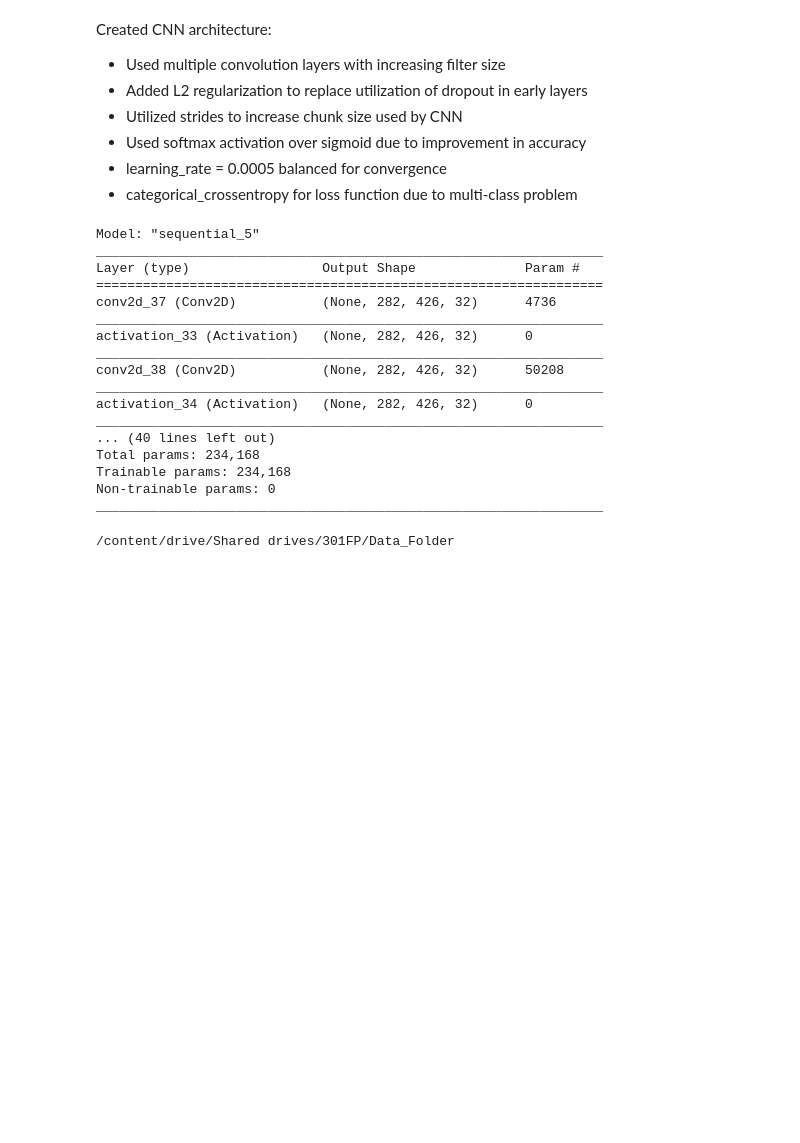
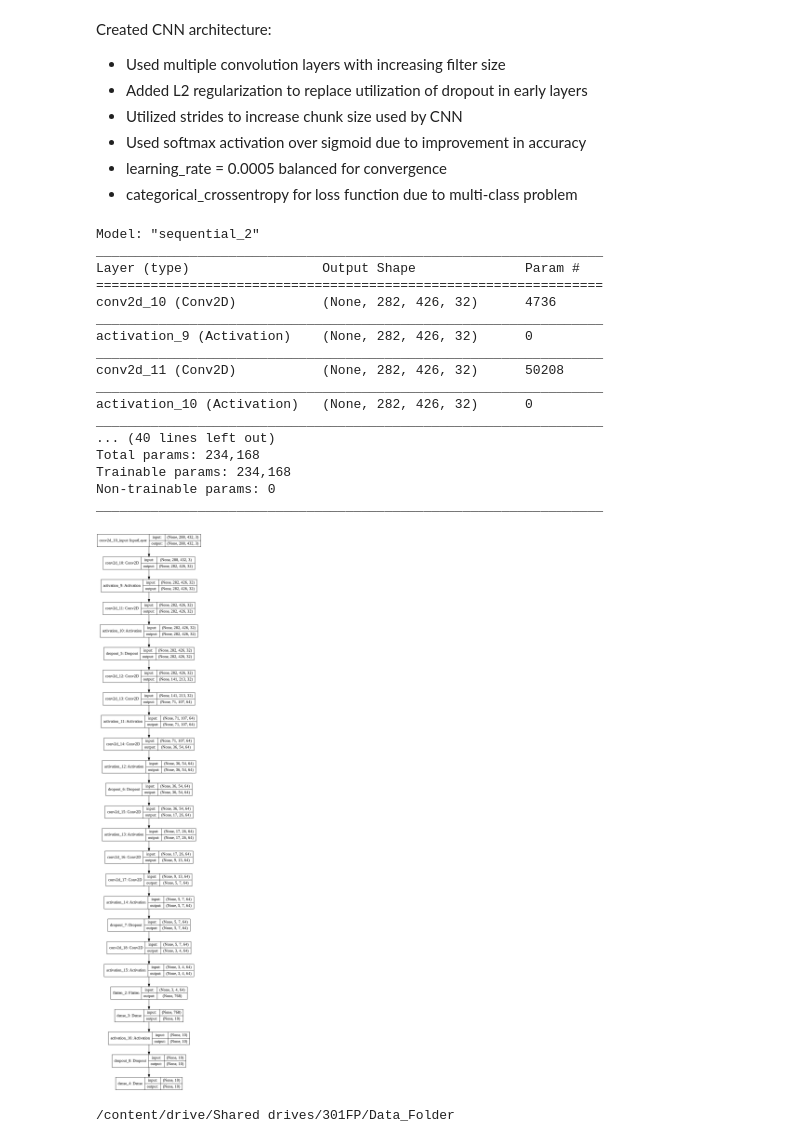
Before and after one commit to apham727/aflac, a Jupyter notebook: models/CNN/Melspec_Classification_Final.ipynb, the cells around one changed output. Drawn from its saved outputs; the diff is of its cells as text; code cells hidden in the pictures; blank space fills up the shorter version.

Commit message:
Add files via upload
Modified labels on CNN architecture

```diff
--- a/models/CNN/Melspec_Classification_Final.ipynb
+++ b/models/CNN/Melspec_Classification_Final.ipynb
@@ -46,12 +46,15 @@ Created CNN architecture:
 - categorical_crossentropy for loss function due to multi-class problem
 # %%
 from keras.layers import Dense, Activation, Flatten, Dropout, BatchNormalization
+from keras.utils.vis_utils import plot_model
 from keras.models import Sequential, Model
 from keras.layers import Conv2D, MaxPooling2D
 from keras import regularizers, optimizers
 from keras.regularizers import l2
 import pandas as pd
 import numpy as np
+
+## Previous architecture used
 
 # model = Sequential()
 # model.add(Conv2D(32, (7, 7), padding='valid', input_shape=(288,432,3)))
@@ -69,7 +72,7 @@ import numpy as np
 # model.add(MaxPooling2D(pool_size=(2, 2)))
 # model.add(Dropout(0.5))
 
-# model.add(Conv2D(128, (3, 3), padding='same'))
+# model.add(Conv2D(128, (3, 3), padding='same'), kernel_regularizer=l2(0.0005))
 # model.add(Activation('relu'))
 # model.add(Conv2D(128, (3, 3)))
 # model.add(Activation('relu'))
@@ -79,7 +82,7 @@ import numpy as np
 # model.add(Flatten())
 # model.add(Dense(512))
 # model.add(Activation('relu'))
-# model.add(Dropout(0.5))
+## model.add(Dropout(0.5))
 
 # model.add(Dense(10, activation='softmax'))
 # model.compile(optimizers.rmsprop(lr=0.0005, decay=1e-6),loss="categorical_crossentropy",metrics=["categorical_accuracy"])
@@ -115,38 +118,40 @@ model.add(Conv2D(64, (3, 3), strides=(2, 2), padding='same'))
 model.add(Activation('relu'))
 model.add(Dropout(0.35))
 model.add(Conv2D(64, (3, 3),strides=(2, 2), padding='same'))
 model.add(Activation('relu'))
 # model.add(MaxPooling2D(pool_size=(2, 2)))
 # model.add(Dropout(0.4))
 
 model.add(Flatten())
 model.add(Dense(10))
 model.add(Activation('relu'))
 model.add(Dropout(0.35))
 
 model.add(Dense(10, activation='softmax'))
 
 model.compile(optimizers.rmsprop(lr=0.0005, decay=1e-6),loss="categorical_crossentropy",metrics=["accuracy"])
 # optimizers.rmsprop(lr=0.0005, decay=1e-6) )optimizers.Adam(lr=0.00075, beta_1=0.9, beta_2=0.999, amsgrad=False)
 model.summary()
+plot_model(model, to_file='/content/drive/Shared drives/301FP/Data_Folder/model_plot.png', show_shapes=True, show_layer_names=True)
 # %% [output]
-Model: "sequential_5"
+Model: "sequential_2"
 _________________________________________________________________
 Layer (type)                 Output Shape              Param #
 =================================================================
-conv2d_37 (Conv2D)           (None, 282, 426, 32)      4736
+conv2d_10 (Conv2D)           (None, 282, 426, 32)      4736
 _________________________________________________________________
-activation_33 (Activation)   (None, 282, 426, 32)      0
+activation_9 (Activation)    (None, 282, 426, 32)      0
 _________________________________________________________________
-conv2d_38 (Conv2D)           (None, 282, 426, 32)      50208
+conv2d_11 (Conv2D)           (None, 282, 426, 32)      50208
 _________________________________________________________________
-activation_34 (Activation)   (None, 282, 426, 32)      0
+activation_10 (Activation)   (None, 282, 426, 32)      0
 _________________________________________________________________
 ... (40 lines left out)
 Total params: 234,168
 Trainable params: 234,168
 Non-trainable params: 0
 _________________________________________________________________
+[figure, added]
 # %%
 from keras_preprocessing.image import ImageDataGenerator
 # quick function to change ending labels for the file names
```
